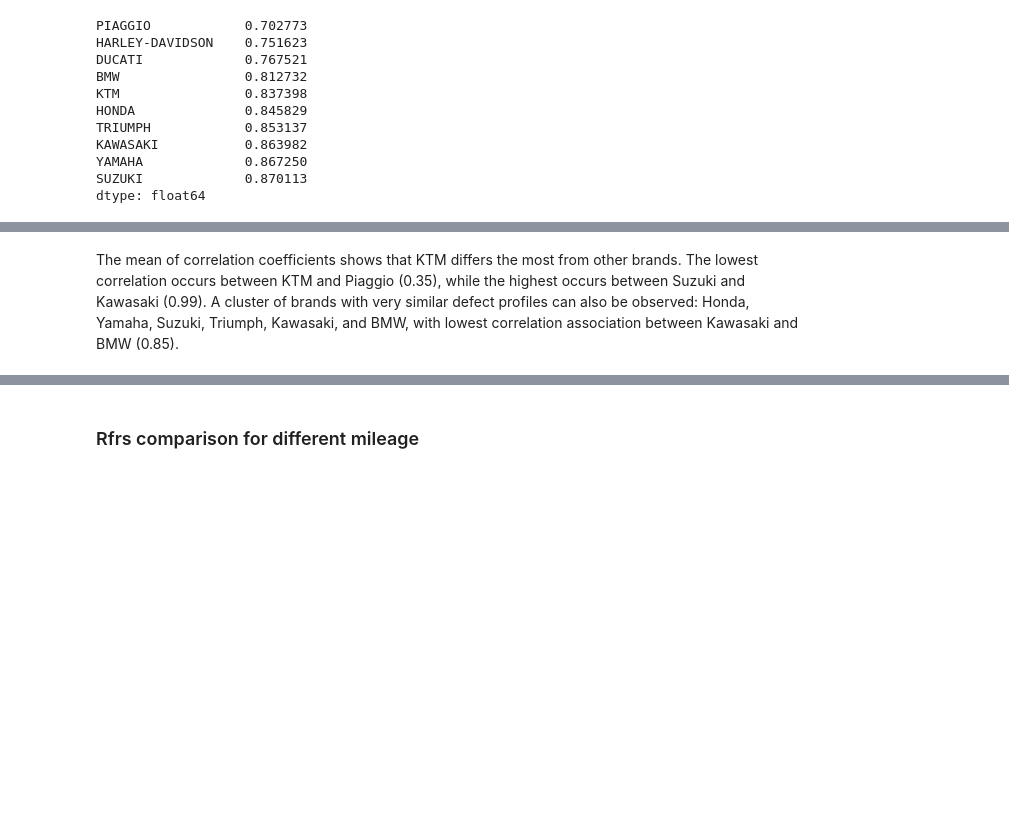
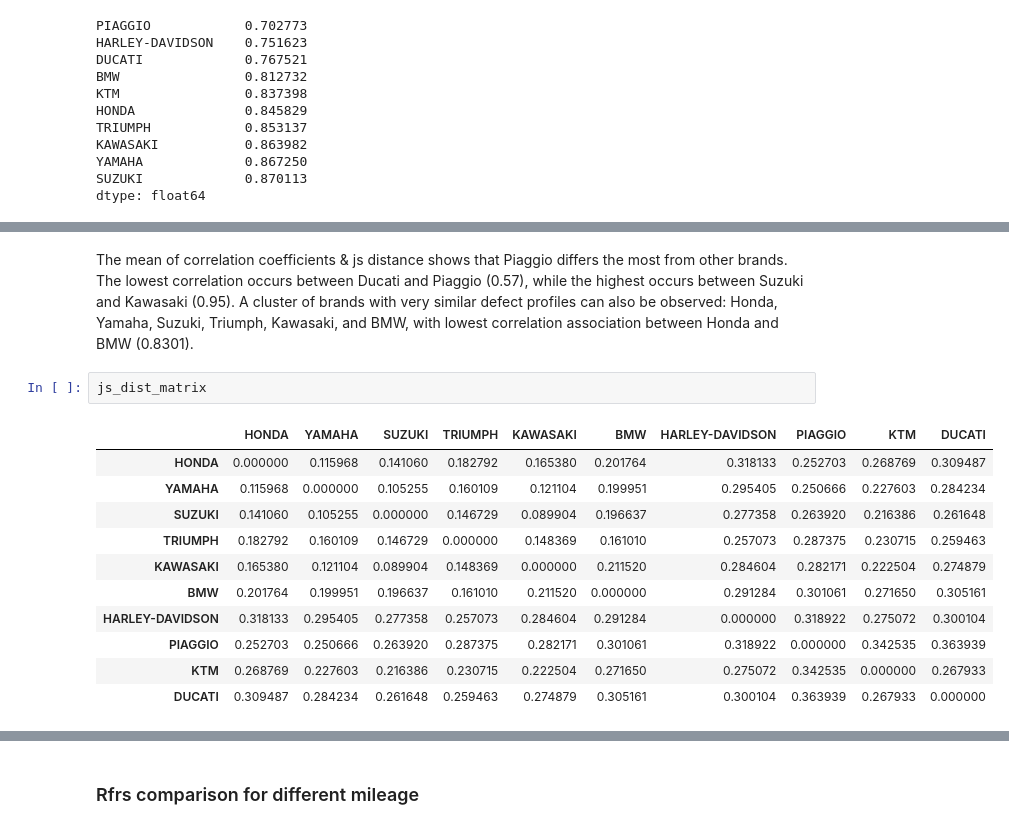
Before and after one commit to sttseitlin/MOT-test-for-motorcycles, a Jupyter notebook: moto.ipynb, the cells around one changed output, grey strips where cells are left out. Saved outputs shown, nothing was run; the diff lists cells and outputs as text; blank space fills up the shorter version.

```diff
--- a/moto.ipynb
+++ b/moto.ipynb
@@ -3323,2 +3344,16 @@ dtype: float64
 # %% [markdown]
-The mean of correlation coefficients shows that KTM differs the most from other brands. The lowest correlation occurs between KTM and Piaggio (0.35), while the highest occurs between Suzuki and Kawasaki (0.99). A cluster of brands with very similar defect profiles can also be observed: Honda, Yamaha, Suzuki, Triumph, Kawasaki, and BMW, with lowest correlation association between Kawasaki and BMW (0.85).
+The mean of correlation coefficients & js distance shows that Piaggio differs the most from other brands. The lowest correlation occurs between Ducati and Piaggio (0.57), while the highest occurs between Suzuki and Kawasaki (0.95). A cluster of brands with very similar defect profiles can also be observed: Honda, Yamaha, Suzuki, Triumph, Kawasaki, and BMW, with lowest correlation association between Honda and BMW (0.8301).
+# %%
+js_dist_matrix
+# %% [output]
+|  | HONDA | YAMAHA | SUZUKI | TRIUMPH | KAWASAKI | BMW | HARLEY-DAVIDSON | PIAGGIO | KTM | DUCATI |
+| HONDA | 0.000000 | 0.115968 | 0.141060 | 0.182792 | 0.165380 | 0.201764 | 0.318133 | 0.252703 | 0.268769 | 0.309487 |
+| YAMAHA | 0.115968 | 0.000000 | 0.105255 | 0.160109 | 0.121104 | 0.199951 | 0.295405 | 0.250666 | 0.227603 | 0.284234 |
+| SUZUKI | 0.141060 | 0.105255 | 0.000000 | 0.146729 | 0.089904 | 0.196637 | 0.277358 | 0.263920 | 0.216386 | 0.261648 |
+| TRIUMPH | 0.182792 | 0.160109 | 0.146729 | 0.000000 | 0.148369 | 0.161010 | 0.257073 | 0.287375 | 0.230715 | 0.259463 |
+| KAWASAKI | 0.165380 | 0.121104 | 0.089904 | 0.148369 | 0.000000 | 0.211520 | 0.284604 | 0.282171 | 0.222504 | 0.274879 |
+| BMW | 0.201764 | 0.199951 | 0.196637 | 0.161010 | 0.211520 | 0.000000 | 0.291284 | 0.301061 | 0.271650 | 0.305161 |
+| HARLEY-DAVIDSON | 0.318133 | 0.295405 | 0.277358 | 0.257073 | 0.284604 | 0.291284 | 0.000000 | 0.318922 | 0.275072 | 0.300104 |
+| PIAGGIO | 0.252703 | 0.250666 | 0.263920 | 0.287375 | 0.282171 | 0.301061 | 0.318922 | 0.000000 | 0.342535 | 0.363939 |
+| KTM | 0.268769 | 0.227603 | 0.216386 | 0.230715 | 0.222504 | 0.271650 | 0.275072 | 0.342535 | 0.000000 | 0.267933 |
+| DUCATI | 0.309487 | 0.284234 | 0.261648 | 0.259463 | 0.274879 | 0.305161 | 0.300104 | 0.363939 | 0.267933 | 0.000000 |
```
Also changed, not shown: parts of 17 cells of this notebook.
